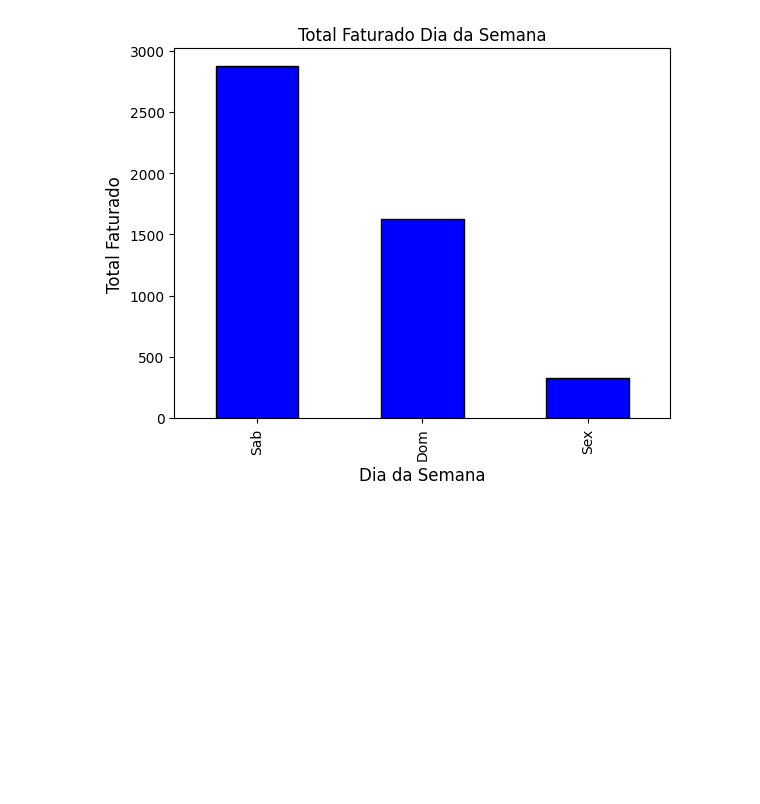
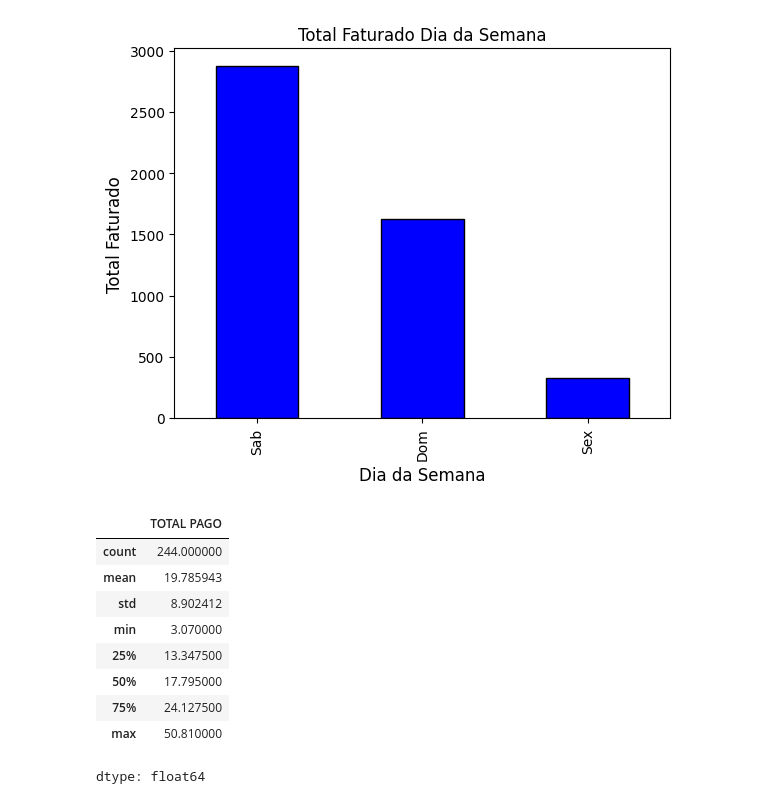
Before and after one commit to trunfo4608/Python-Analise_Restaurante, a Jupyter notebook: Proj_Analise_Dados_Restaurante.ipynb, the cells around one changed output. Cells and saved outputs as stored; diff of their text form; code cells hidden in the pictures; blank space fills up the shorter version.

```diff
--- a/Proj_Analise_Dados_Restaurante.ipynb
+++ b/Proj_Analise_Dados_Restaurante.ipynb
@@ -298,3 +300,16 @@ plt.ylabel('Total Faturado', fontsize=12)
 # %% [output]
 Text(0, 0.5, 'Total Faturado')
 [figure]
+# %%
+sub_set['TOTAL PAGO'].describe()
+# %% [output]
+|  | TOTAL PAGO |
+| count | 244.000000 |
+| mean | 19.785943 |
+| std | 8.902412 |
+| min | 3.070000 |
+| 25% | 13.347500 |
+| 50% | 17.795000 |
+| 75% | 24.127500 |
+| max | 50.810000 |
+dtype: float64
```
Also changed, not shown: parts of 3 cells of this notebook.
